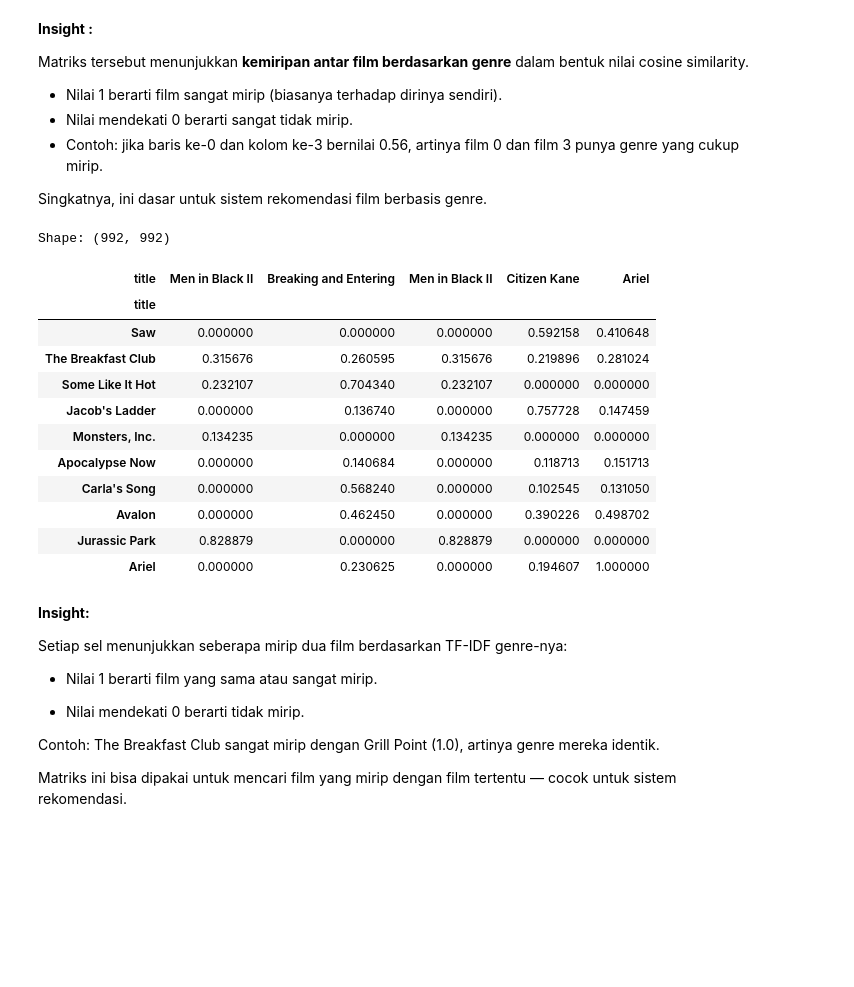
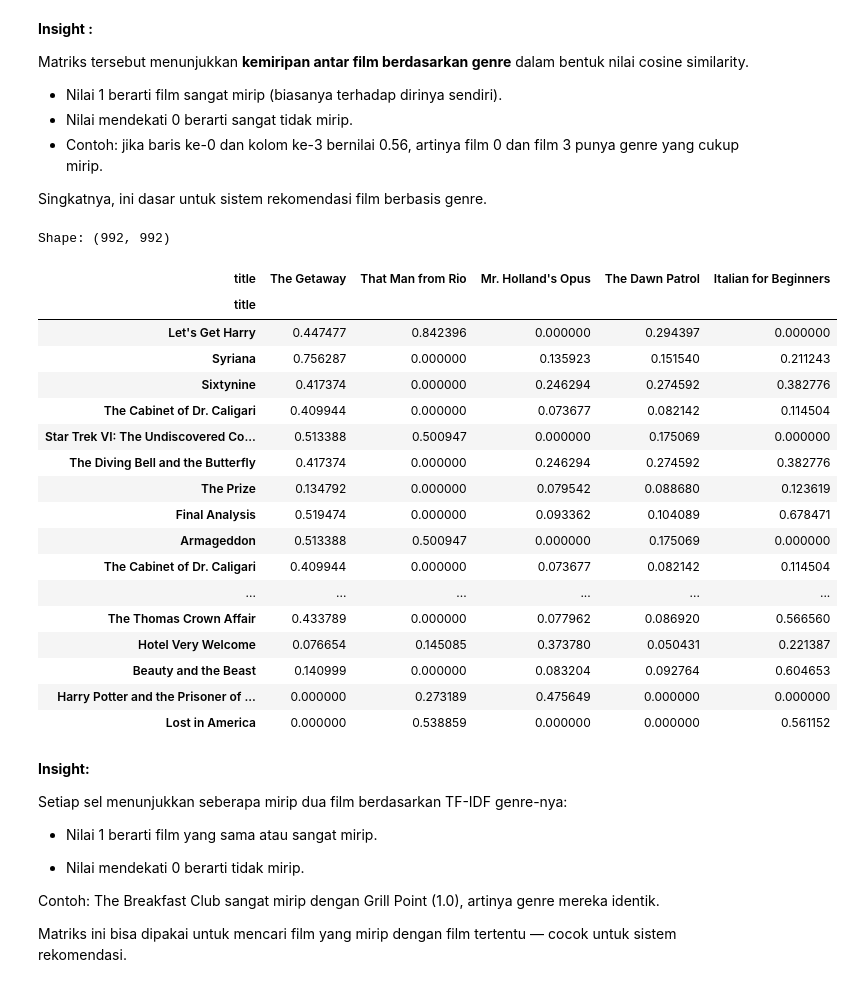
Before and after one commit to dwsafperri/movies_recommendation_system, a Jupyter notebook: recommendation_system.ipynb, the cells around one changed output. Saved outputs shown, nothing was run; the diff lists cells and outputs as text; code cells hidden in the pictures; blank space fills up the shorter version.

```diff
--- a/recommendation_system.ipynb
+++ b/recommendation_system.ipynb
@@ -733,24 +735,30 @@ Singkatnya, ini dasar untuk sistem rekomendasi film berbasis genre.
 # %%
 # Membuat dataframe dari variabel cosine_sim dengan baris dan kolom berupa nama resto
 cosine_sim_df = pd.DataFrame(cosine_sim, index=movie_merged['title'], columns=movie_merged['title'])
 print('Shape:', cosine_sim_df.shape)
 
 # Melihat similarity matrix pada setiap resto
-cosine_sim_df.sample(5, axis=1).sample(10, axis=0)
+cosine_sim_df.sample(5, axis=1).sample(20, axis=0)
 # %% [output]
 Shape: (992, 992)
-| title | Men in Black II | Breaking and Entering | Men in Black II | Citizen Kane | Ariel |
+| title | The Getaway | That Man from Rio | Mr. Holland's Opus | The Dawn Patrol | Italian for Beginners |
 | title |  |  |  |  |  |
-| Saw | 0.000000 | 0.000000 | 0.000000 | 0.592158 | 0.410648 |
-| The Breakfast Club | 0.315676 | 0.260595 | 0.315676 | 0.219896 | 0.281024 |
-| Some Like It Hot | 0.232107 | 0.704340 | 0.232107 | 0.000000 | 0.000000 |
-| Jacob's Ladder | 0.000000 | 0.136740 | 0.000000 | 0.757728 | 0.147459 |
-| Monsters, Inc. | 0.134235 | 0.000000 | 0.134235 | 0.000000 | 0.000000 |
-| Apocalypse Now | 0.000000 | 0.140684 | 0.000000 | 0.118713 | 0.151713 |
-| Carla's Song | 0.000000 | 0.568240 | 0.000000 | 0.102545 | 0.131050 |
-| Avalon | 0.000000 | 0.462450 | 0.000000 | 0.390226 | 0.498702 |
-| Jurassic Park | 0.828879 | 0.000000 | 0.828879 | 0.000000 | 0.000000 |
-| Ariel | 0.000000 | 0.230625 | 0.000000 | 0.194607 | 1.000000 |
+| Let's Get Harry | 0.447477 | 0.842396 | 0.000000 | 0.294397 | 0.000000 |
+| Syriana | 0.756287 | 0.000000 | 0.135923 | 0.151540 | 0.211243 |
+| Sixtynine | 0.417374 | 0.000000 | 0.246294 | 0.274592 | 0.382776 |
+| The Cabinet of Dr. Caligari | 0.409944 | 0.000000 | 0.073677 | 0.082142 | 0.114504 |
+| Star Trek VI: The Undiscovered Co... | 0.513388 | 0.500947 | 0.000000 | 0.175069 | 0.000000 |
+| The Diving Bell and the Butterfly | 0.417374 | 0.000000 | 0.246294 | 0.274592 | 0.382776 |
+| The Prize | 0.134792 | 0.000000 | 0.079542 | 0.088680 | 0.123619 |
+| Final Analysis | 0.519474 | 0.000000 | 0.093362 | 0.104089 | 0.678471 |
+| Armageddon | 0.513388 | 0.500947 | 0.000000 | 0.175069 | 0.000000 |
+| The Cabinet of Dr. Caligari | 0.409944 | 0.000000 | 0.073677 | 0.082142 | 0.114504 |
+| ... | ... | ... | ... | ... | ... |
+| The Thomas Crown Affair | 0.433789 | 0.000000 | 0.077962 | 0.086920 | 0.566560 |
+| Hotel Very Welcome | 0.076654 | 0.145085 | 0.373780 | 0.050431 | 0.221387 |
+| Beauty and the Beast | 0.140999 | 0.000000 | 0.083204 | 0.092764 | 0.604653 |
+| Harry Potter and the Prisoner of ... | 0.000000 | 0.273189 | 0.475649 | 0.000000 | 0.000000 |
+| Lost in America | 0.000000 | 0.538859 | 0.000000 | 0.000000 | 0.561152 |
 # %% [markdown]
 **Insight:**
 
```
Also changed, not shown: parts of 13 cells of this notebook, 7 other files.
